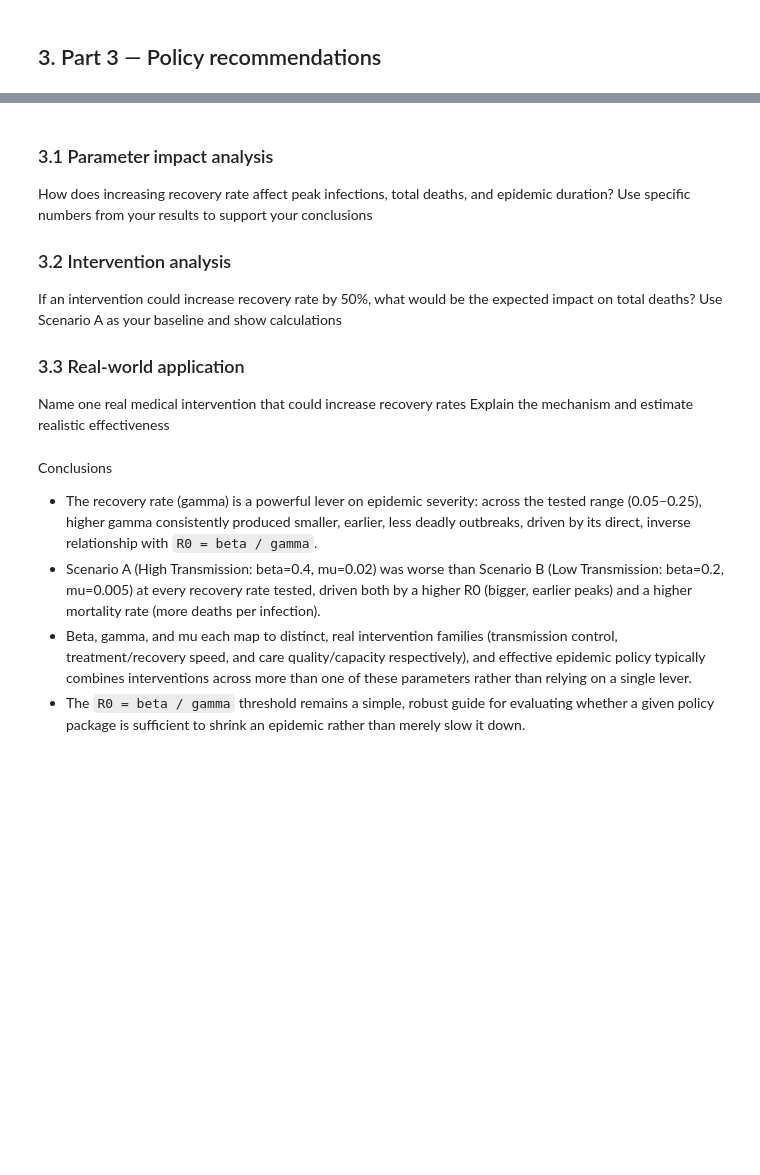
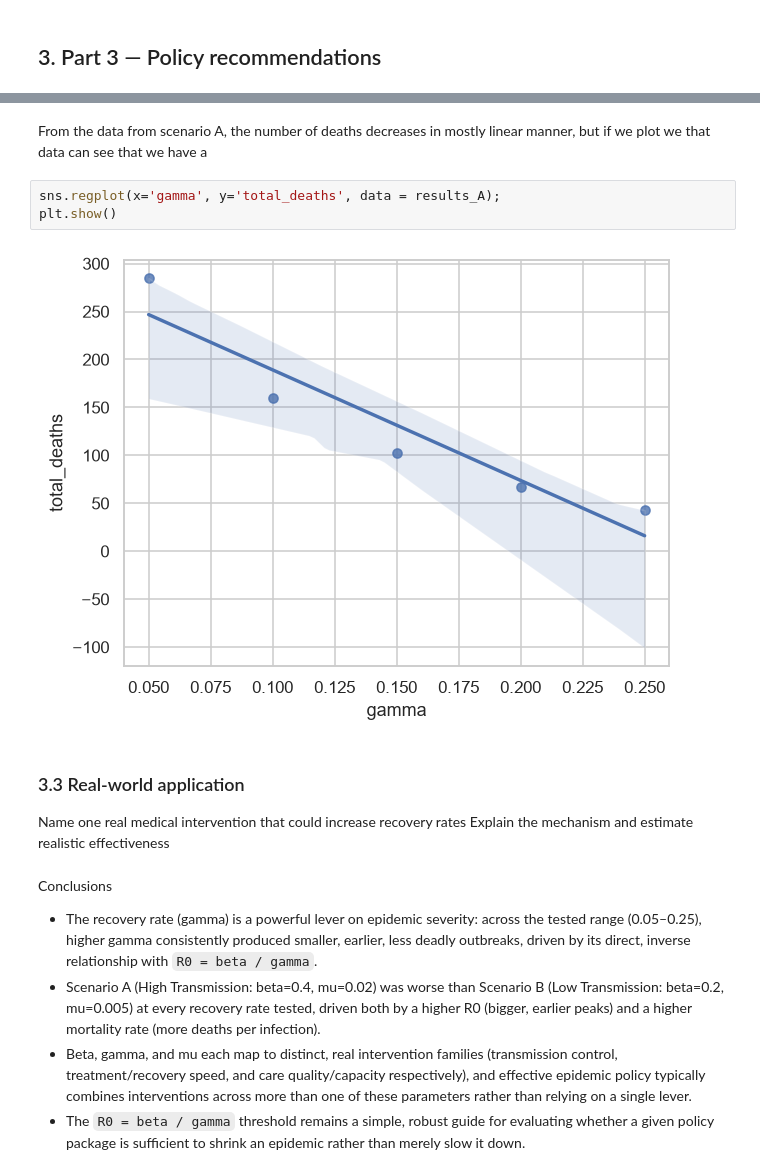
Before and after one commit to Ruczak/MMBS-Group12, a Jupyter notebook: Assignment1/analysis.ipynb, the cells around one changed output, grey strips where cells are left out. Cells and saved outputs as stored; diff of their text form; blank space fills up the shorter version.

```diff
--- a/Assignment1/analysis.ipynb
+++ b/Assignment1/analysis.ipynb
@@ -368,11 +378,13 @@ Scenario B on both epidemic size and severity.
+# %% [markdown]
+From the data from scenario A, the number of deaths decreases in mostly linear manner, but if we plot we that data can see that we have a
+# %%
+sns.regplot(x='gamma', y='total_deaths', data = results_A);
+plt.show()
+# %% [output]
+[figure, added]
 # %% [markdown]
-### 3.1 Parameter impact analysis
-How does increasing recovery rate affect peak infections, total deaths, and epidemic duration?
-Use specific numbers from your results to support your conclusions
-### 3.2 Intervention analysis
-If an intervention could increase recovery rate by 50%, what would be the expected impact on total deaths?
-Use Scenario A as your baseline and show calculations
 ### 3.3 Real-world application
+
 Name one real medical intervention that could increase recovery rates
 Explain the mechanism and estimate realistic effectiveness
 # %% [markdown]
```
Also changed, not shown: parts of 6 cells of this notebook.
